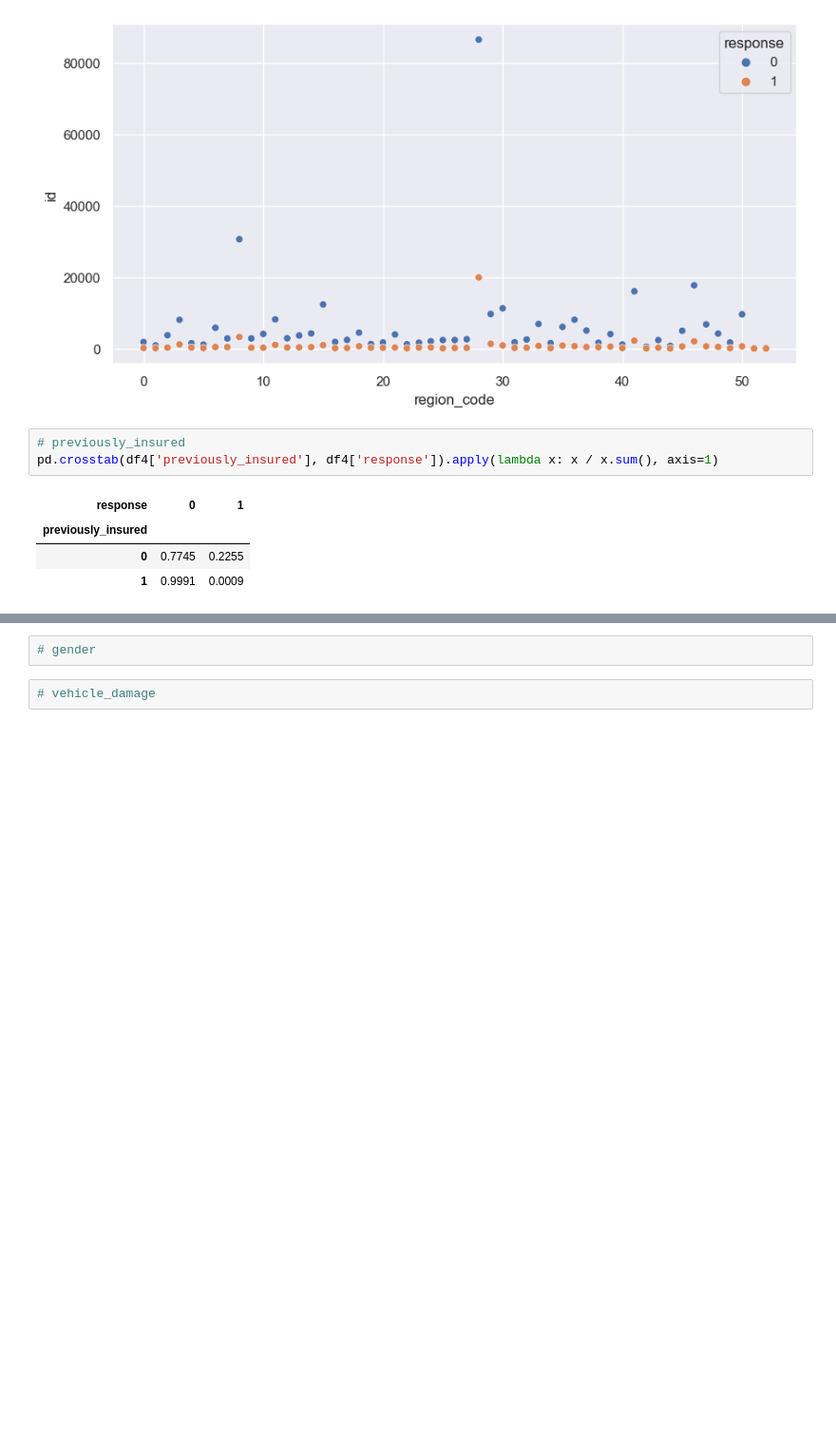
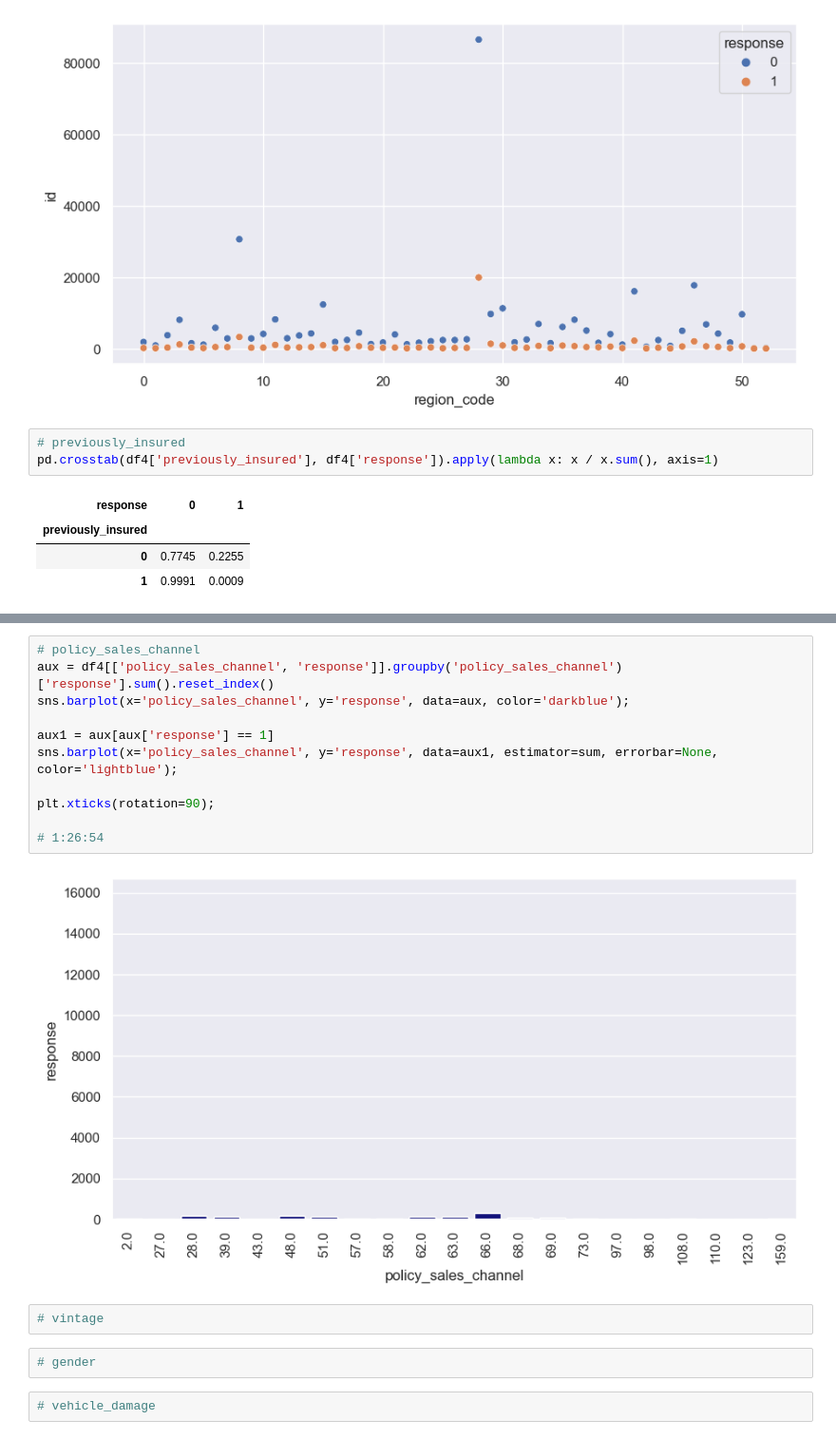
Before and after one commit to m4theus4ndr4de/classification-health-insurance-cross-sell, a Jupyter notebook: notebooks/model-development.ipynb, the cells around one changed output, grey strips where cells are left out. Shown at 95% size. Cells and saved outputs as stored; diff of their text form; blank space fills up the shorter version.

```diff
--- a/notebooks/model-development.ipynb
+++ b/notebooks/model-development.ipynb
@@ -269,3 +277,18 @@ df4[['id', 'vehicle_age', 'response']].value_counts(normalize=True).reset_index(
+# %%
+# policy_sales_channel
+aux = df4[['policy_sales_channel', 'response']].groupby('policy_sales_channel')['response'].sum().reset_index()
+sns.barplot(x='policy_sales_channel', y='response', data=aux, color='darkblue');
+
+aux1 = aux[aux['response'] == 1]
+sns.barplot(x='policy_sales_channel', y='response', data=aux1, estimator=sum, errorbar=None, color='lightblue');
+
+plt.xticks(rotation=90);
+
+# 1:26:54
+# %% [output]
+[figure, added]
+# %%
+# vintage
 # %%
 # gender
 # %%
```
Also changed, not shown: parts of 3 cells of this notebook.
